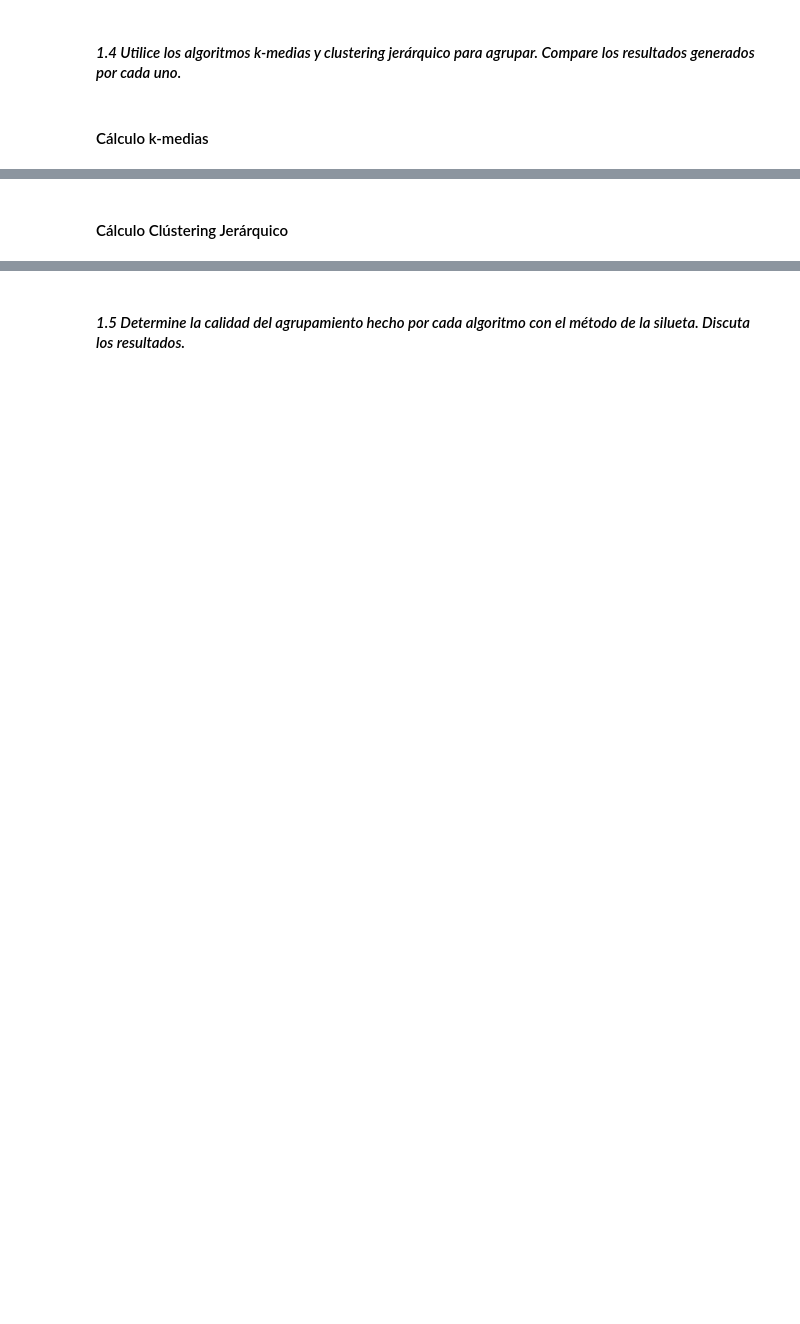
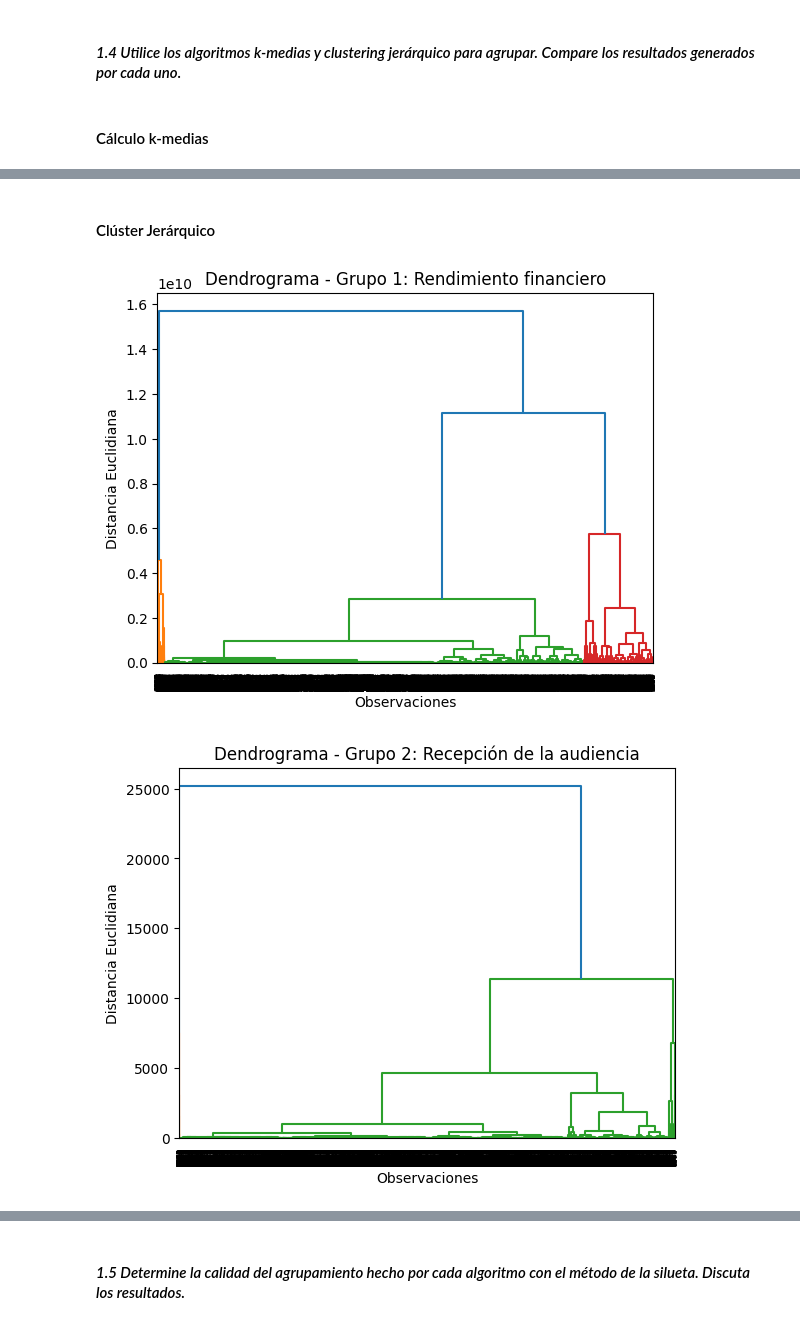
Before and after one commit to lemoonchild/Clustering-APriori-PCA, a Jupyter notebook: Clustering.ipynb, the cells around one changed output, grey strips where cells are left out. Saved outputs shown, nothing was run; the diff lists cells and outputs as text; code cells hidden in the pictures; blank space fills up the shorter version.

Commit message:
feat: fixing clustering exercises based on new variable set

```diff
--- a/Clustering.ipynb
+++ b/Clustering.ipynb
@@ -371,2 +595,22 @@ KMeans does not accept missing values encoded as NaN natively. For supervised le
 # %% [markdown]
-#### Cálculo Clústering Jerárquico
+#### Clúster Jerárquico
+# %%
+sys.setrecursionlimit(15000)
+
+def hierarchical_clustering(X, group_label):
+
+    sch.dendrogram(sch.linkage(X, method='ward'))
+    plt.title("Dendrograma - " + group_label)
+    plt.xlabel("Observaciones")
+    plt.ylabel("Distancia Euclidiana")
+    plt.show()
+
+hierarchical_clustering(df_group1, "Grupo 1: Rendimiento financiero")
+hierarchical_clustering(df_group2, "Grupo 2: Recepción de la audiencia")
+hierarchical_clustering(df_group3, "Grupo 3: Producción 1")
+hierarchical_clustering(df_group4, "Grupo 4: Producción 2",)
+hierarchical_clustering(df_group5, "Grupo 5: Elenco - cantidad/popularidad")
+hierarchical_clustering(df_group6, "Grupo 6: Elenco - mujeres/hombres")
+# %% [output]
+[figure, added]
+[figure, added]
```
Also changed, not shown: parts of 16 cells of this notebook.
